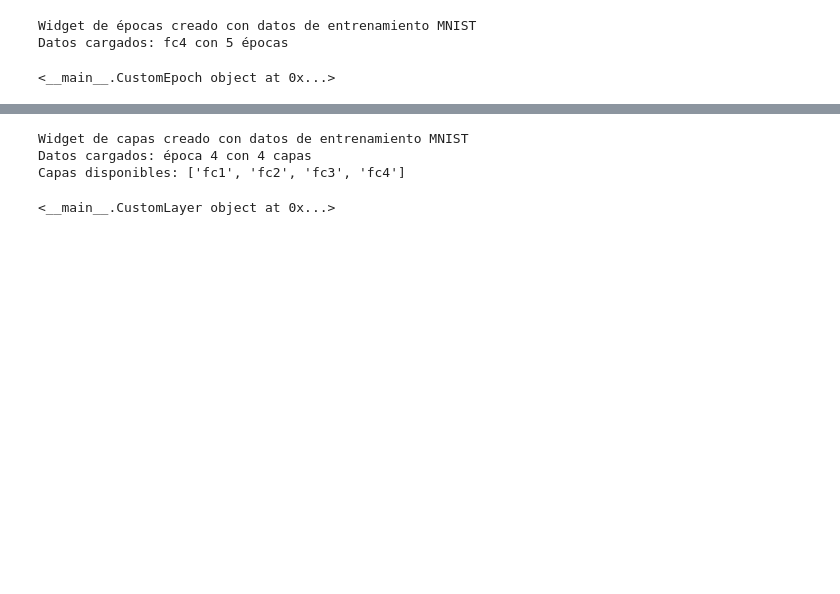
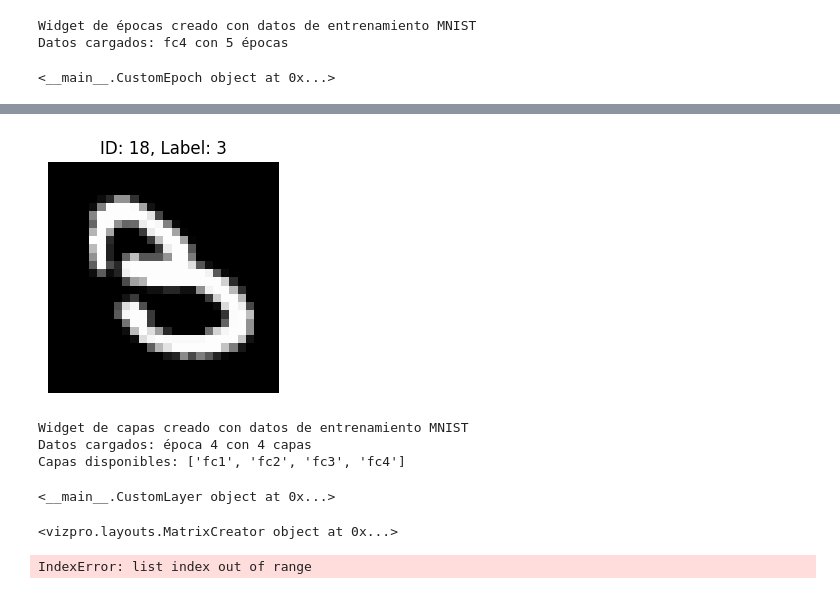
Before and after one commit to MatiasMaravi/D3Bridge, a Jupyter notebook: vizpro/examples/case1.ipynb, the cells around one changed output, grey strips where cells are left out. Saved outputs shown, nothing was run; the diff lists cells and outputs as text; code cells hidden in the pictures; blank space fills up the shorter version.

```diff
--- a/vizpro/examples/case1.ipynb
+++ b/vizpro/examples/case1.ipynb
@@ -379,3 +393,8 @@ plot1
+# %%
+# Ejemplo: mostrar la imagen del punto con id=4
+show_mnist_image(18)
+# %% [output]
+[figure, added]
 # %%
 # Celda 8: Crear y mostrar widget para visualización por capas
 class CustomLayer(CustomWidget):
@@ -396,3 +415,20 @@ Widget de capas creado con datos de entrenamiento MNIST
 Datos cargados: época 4 con 4 capas
 Capas disponibles: ['fc1', 'fc2', 'fc3', 'fc4']
 <__main__.CustomLayer object at 0x...>
+# %%
+from vizpro import MatrixCreator
+
+m = MatrixCreator(3,4)
+m
+# %% [output]
+<vizpro.layouts.MatrixCreator object at 0x...>
+# %%
+from vizpro import MatrixLayout
+
+l = MatrixLayout(m.data,style="basic")
+
+l.add(plot1,1)
+l.add(plot2,2)
+l
+# %% [output]
+IndexError: list index out of range
```
Also changed, not shown: parts of 7 cells of this notebook, 5 other files.
